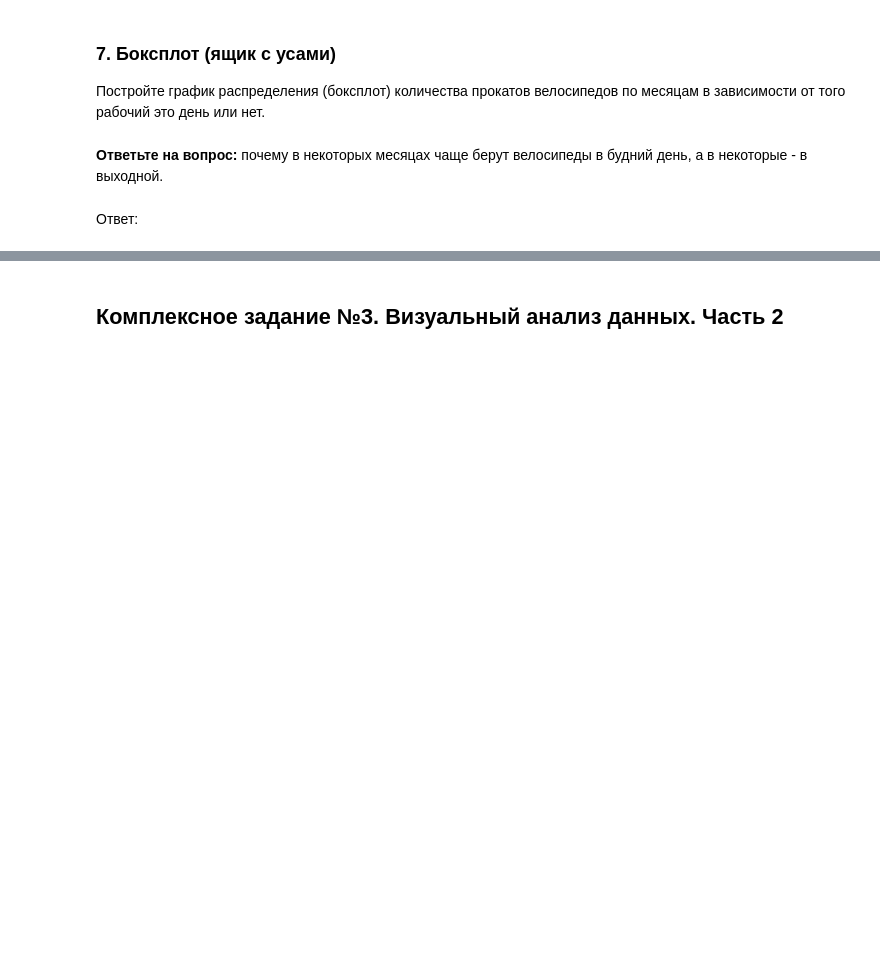
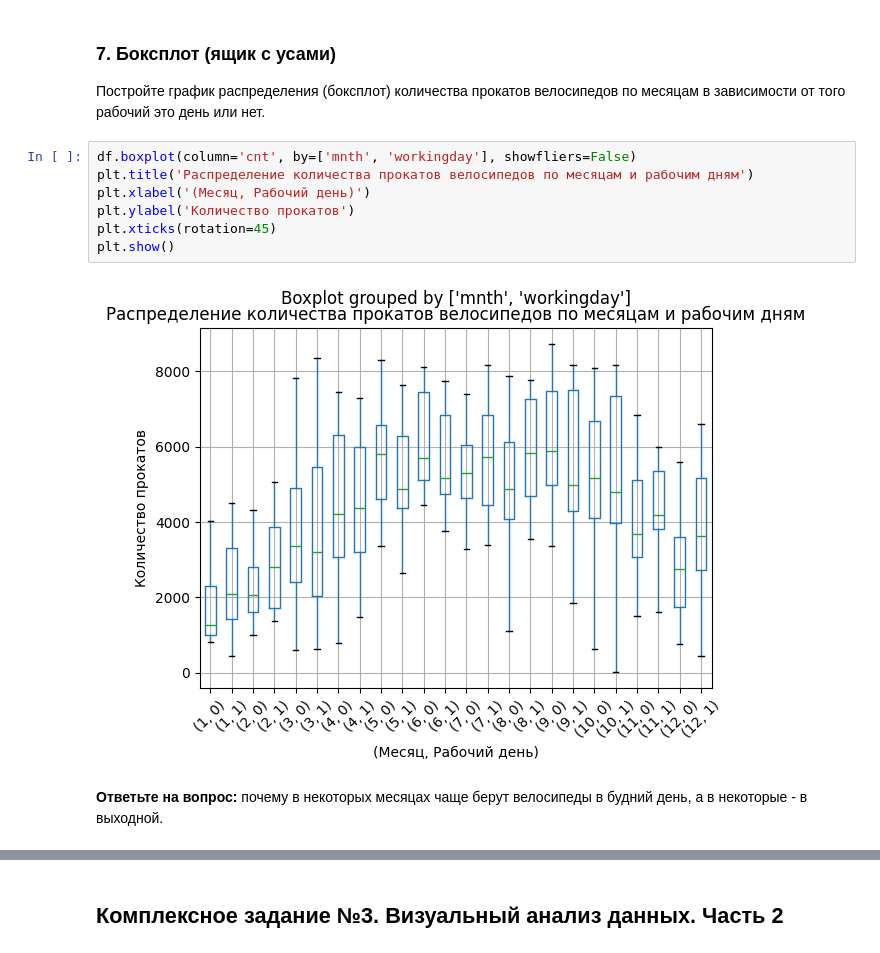
Before and after one commit to maxfraid/compmathsystem, a Jupyter notebook: Копия_блокнота_"Практическая_работа_№5_Библиотека_Pandas_ipynb".ipynb, the cells around one changed output, grey strips where cells are left out. Cells and saved outputs as stored; diff of their text form; blank space fills up the shorter version.

```diff
--- a/Копия_блокнота_"Практическая_работа_№5_Библиотека_Pandas_ipynb".ipynb
+++ b/Копия_блокнота_"Практическая_работа_№5_Библиотека_Pandas_ipynb".ipynb
@@ -489,7 +510,14 @@ plt.show()
 ### 7. Боксплот (ящик с усами)
 
 Постройте график распределения (боксплот) количества прокатов велосипедов по месяцам в зависимости от того рабочий это день или нет.
+# %%
+df.boxplot(column='cnt', by=['mnth', 'workingday'], showfliers=False)
+plt.title('Распределение количества прокатов велосипедов по месяцам и рабочим дням')
+plt.xlabel('(Месяц, Рабочий день)')
+plt.ylabel('Количество прокатов')
+plt.xticks(rotation=45)
+plt.show()
+# %% [output]
+[figure, added]
 # %% [markdown]
 **Ответьте на вопрос:** почему в некоторых месяцах чаще берут велосипеды в будний день, а в некоторые - в выходной.
-# %% [markdown]
-Ответ:
```
Also changed, not shown: parts of 25 cells of this notebook.
